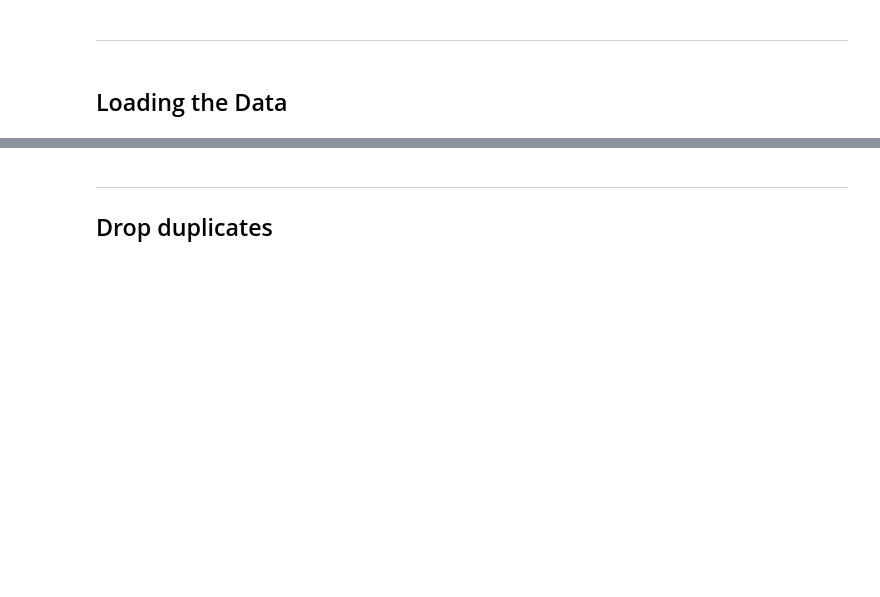
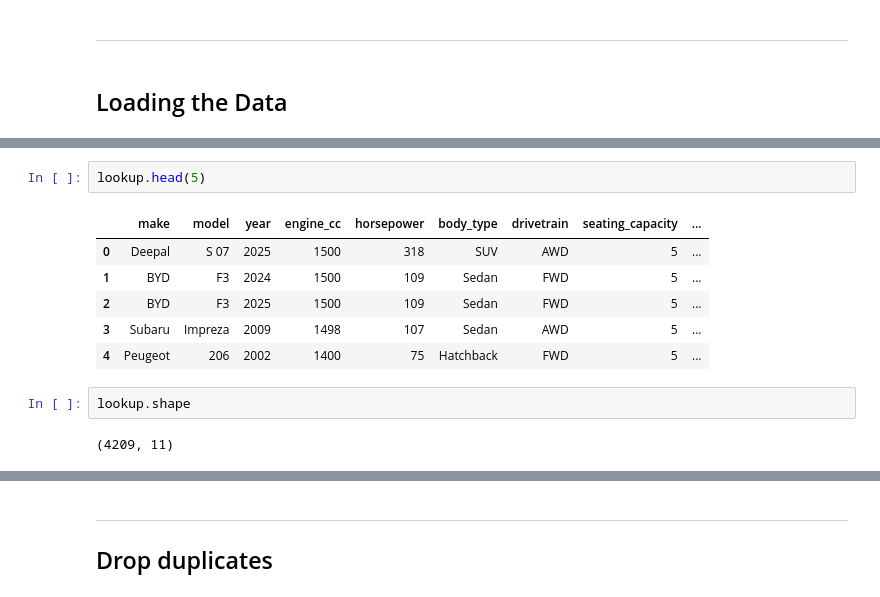
Before and after one commit to Mohamedemad456/GP, a Jupyter notebook: ml-service/notebooks/02_data_cleaning.ipynb, the cells around one changed output, grey strips where cells are left out. Drawn from its saved outputs; the diff is of its cells as text; blank space fills up the shorter version.

```diff
--- a/ml-service/notebooks/02_data_cleaning.ipynb
+++ b/ml-service/notebooks/02_data_cleaning.ipynb
@@ -50,6 +51,19 @@ data.head(5)
 | 2 | 3 | Byd F3 2024 | BYD | F3 | 2024.0 | 4410.0 | Manual | petrol | 630000 | Ramses + Ramses Extension, Cairo• | ... |
 | 3 | 4 | Byd F3 2025 | BYD | F3 | 2025.0 | 33033.0 | Manual | petrol | 610000 | Nasr City, Cairo• | ... |
 | 4 | 5 | Subaru Impreza 2009 | Subaru | Impreza | 2009.0 | 98000.0 | Manual | petrol | 410000 | Maadi, Cairo• | ... |
+# %%
+lookup.head(5)
+# %% [output]
+|  | make | model | year | engine_cc | horsepower | body_type | drivetrain | seating_capacity | ... |
+| 0 | Deepal | S 07 | 2025 | 1500 | 318 | SUV | AWD | 5 | ... |
+| 1 | BYD | F3 | 2024 | 1500 | 109 | Sedan | FWD | 5 | ... |
+| 2 | BYD | F3 | 2025 | 1500 | 109 | Sedan | FWD | 5 | ... |
+| 3 | Subaru | Impreza | 2009 | 1498 | 107 | Sedan | AWD | 5 | ... |
+| 4 | Peugeot | 206 | 2002 | 1400 | 75 | Hatchback | FWD | 5 | ... |
+# %%
+lookup.shape
+# %% [output]
+(4209, 11)
 # %%
 data.shape
 # %% [output]
```
Also changed, not shown: parts of 23 cells of this notebook, 5 other files.
